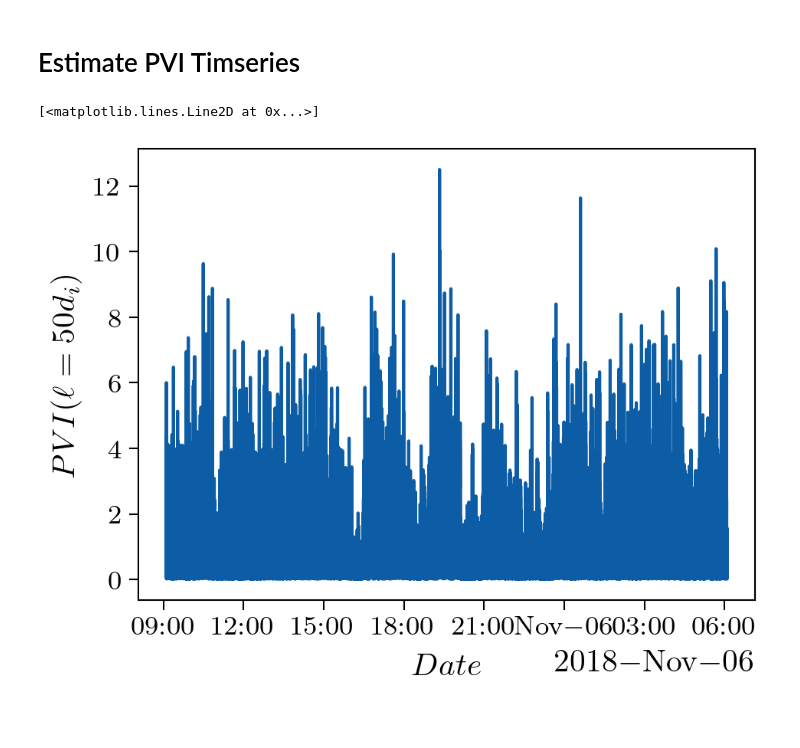
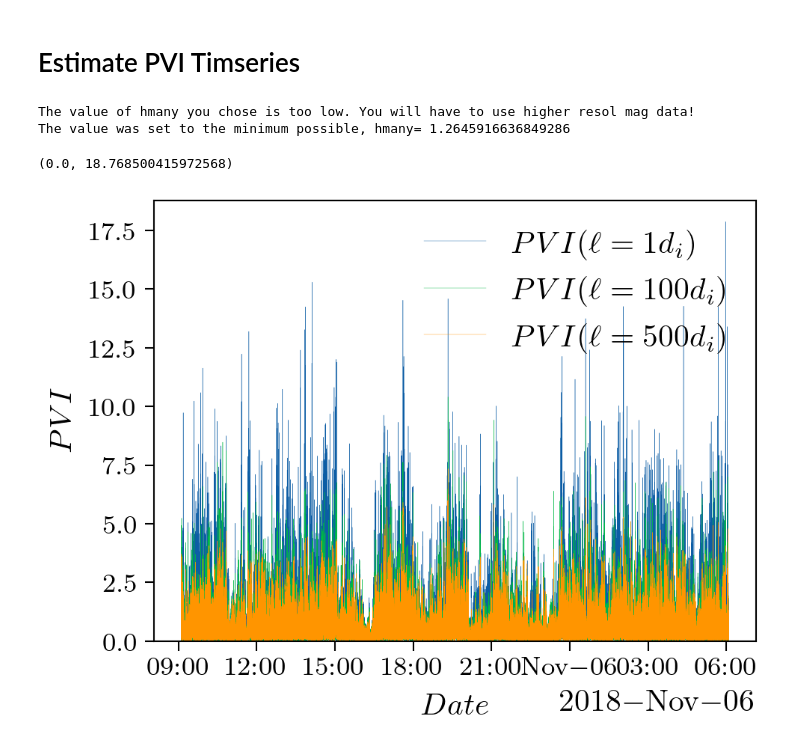
Before and after one commit to nsioulas/MHDTurbPy, a Jupyter notebook: Examples.ipynb, the cells around one changed output. Cells and saved outputs as stored; diff of their text form; code cells hidden in the pictures; blank space fills up the shorter version.

```diff
--- a/Examples.ipynb
+++ b/Examples.ipynb
@@ -93,7 +94,8 @@ os.chdir(choose_working_dir)
 if only_one_interval:
     df                      =  pd.DataFrame(    index = np.arange(1),
                                                 data  = { 'Start' : pd.Timestamp(starting_date),
-                                                          'End'   : pd.Timestamp(ending_date)})
+                                                          'End'   : pd.Timestamp(ending_date)}
+                                           )
 else:
     df                      =  pd.read_pickle(load_path)
 
@@ -321,26 +337,48 @@ ax.legend()
 # %%
 # User defined parameters
 hours                  = 4                             # Averaging window in denominator (Hours)
-hmany                  = 50                            # Estimate PVI timeseries using a lag of \ell =hmany*di
+hmany                  = [0.1, 100, 500]               # Estimate PVI timeseries using a lag of \ell =hmany*di
 B_df                   = final['Mag']['B_resampled']
 V_df                   = final['Par']['V_resampled']
 
 #
 di                     = final['Par']['di_mean']       # Mean value of ion inertial length for the interval
-Vsw                    = final['Par']['Vsw_mean']      # Mean value of ion inertial length for the interval
+Vsw                    = final['Par']['Vsw_mean']      # Mean value of Solar wind speed  for the interval
+
+# Define figure labels
+ylabel, xlabel         = r'$PVI$',  r"$Date$"
+inset_f_size           = 7
+
+
 
 # Run function
-PVI_ts = turb.estimate_PVI(B_df, hmany, di, Vsw, hours,PVI_vec_or_mod='vec' )
-
-
-# Define figure labels
-ylabel, xlabel = r'$PVI(\ell= {%d} d_{i})$'%(hmany),  r"$Date$"
+PVI_ts                 =turb.estimate_PVI(B_df,
+                                           hmany,
+                                           di,
+                                           Vsw,
+                                           hours,
+                                           PVI_vec_or_mod='vec'
+                                          )
 
 
 # init Figure
 fig, ax  =func.initializeFigure(ylabel, xlabel, '1col')
 
-plt.plot(PVI_ts['PVI_50'], ls='-', ms=0)
+for kk in range(len(hmany)):
+    ax.plot(PVI_ts['PVI_'+str(hmany[kk])], ls='-', ms=0, lw=0.1, label =r'$PVI(\ell= {%d} d_{i})$'%(hmany[kk]))
+
+    # # Estimate PDF of PVI
+    # res =func.pdf(PVI_ts['PVI_'+str(hmany[kk])].dropna().values, nbins, loglog, density)
+    # ax2.semilogy(res[0], res[1], ls='-', ms=0, lw=0.1,c ='C'+str(kk))
+    # ax2.set_ylabel(r'$p(PVI)$')
+    # ax2.set_ylabel(r'$PVI$')
+
+
+
+ax.legend(loc=0, )
+ax.set_ylim([0,None])
 # %% [output]
-[<matplotlib.lines.Line2D at 0x...>]
+The value of hmany you chose is too low. You will have to use higher resol mag data!
+The value was set to the minimum possible, hmany= 1.2645916636849286
+(0.0, 18.768500415972568)
-[figure, old version]
+[figure, new version]
```
Also changed, not shown: parts of 4 cells of this notebook, 3 other files.
